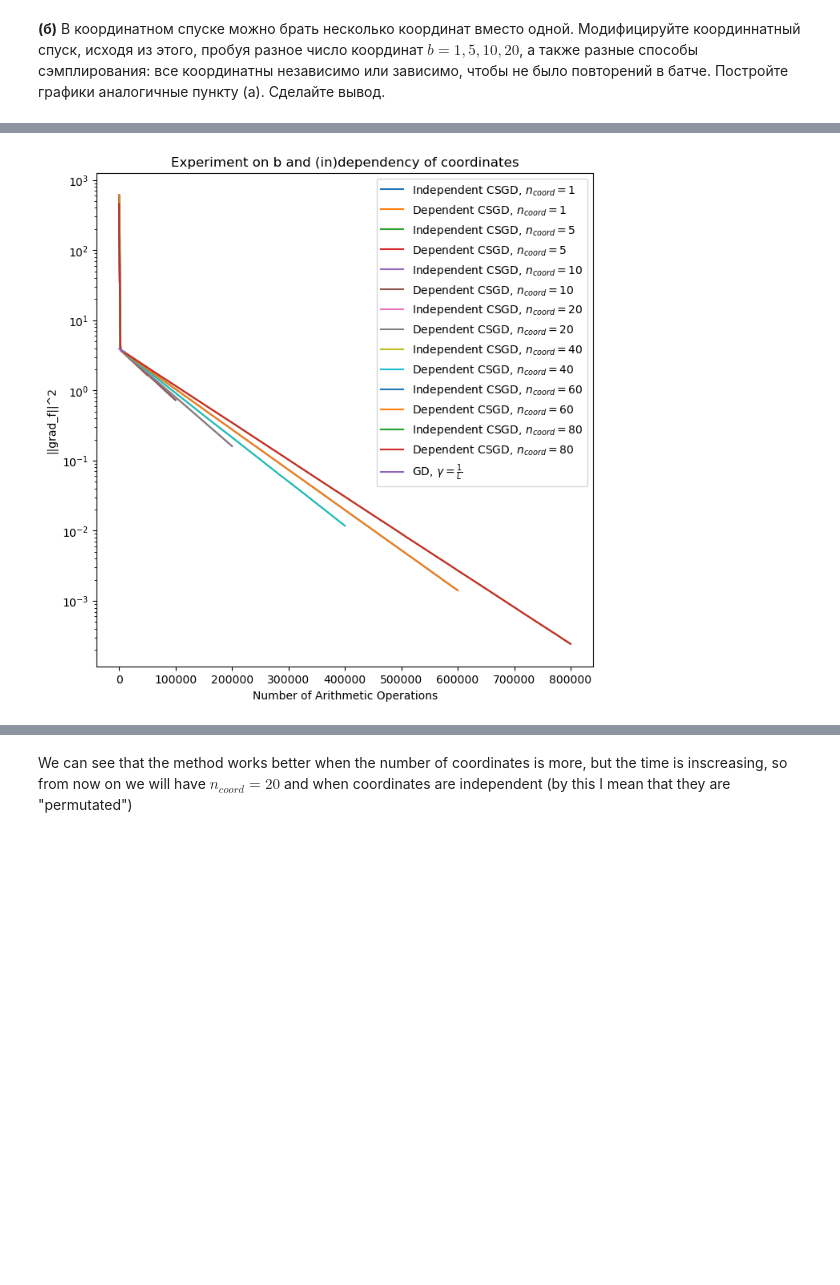
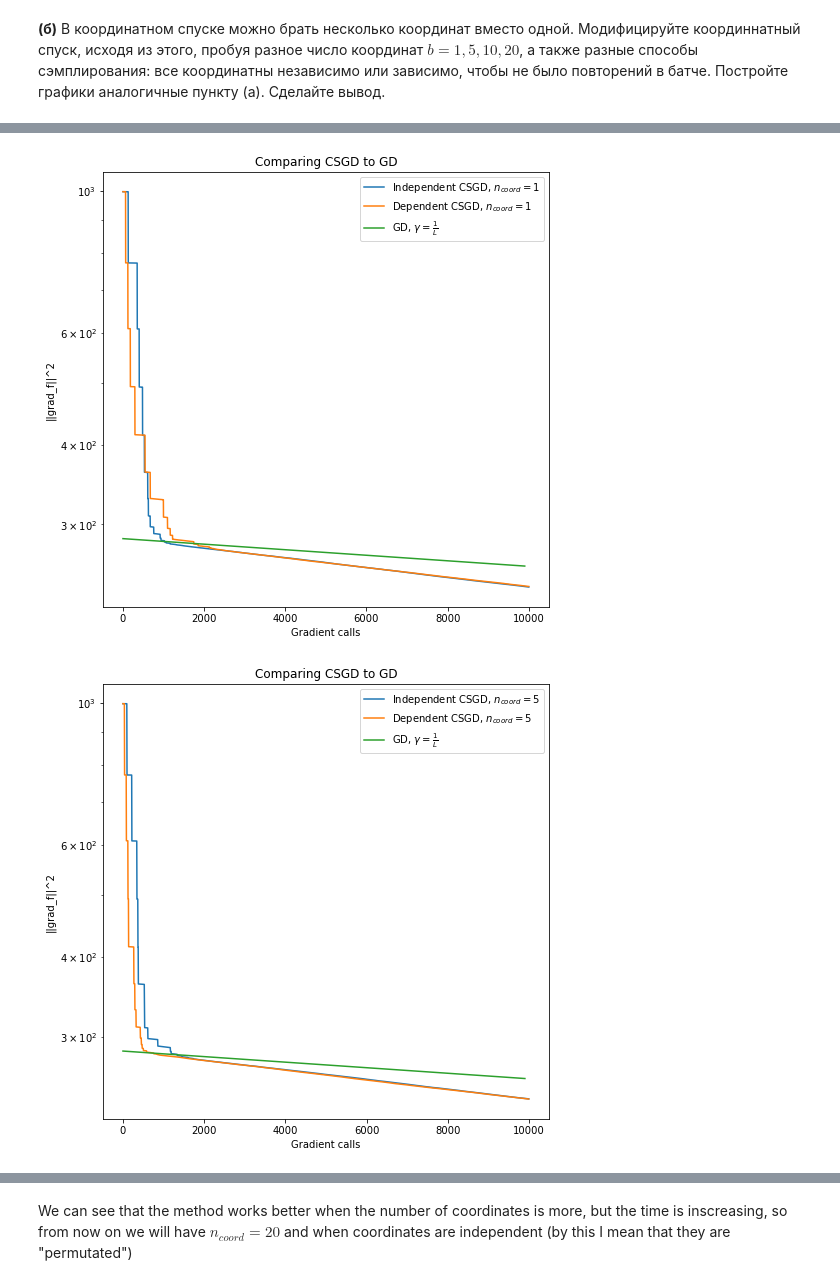
Before and after one commit to k2a07/MIPT-homeworks, a Jupyter notebook: Acharya_Kirill_Optimization_HW_6.ipynb, the cells around one changed output, grey strips where cells are left out. Cells and saved outputs as stored; diff of their text form; code cells hidden in the pictures; blank space fills up the shorter version.

```diff
--- a/Acharya_Kirill_Optimization_HW_6.ipynb
+++ b/Acharya_Kirill_Optimization_HW_6.ipynb
@@ -166,5 +158,9 @@ label_overall.append(r"GD, $\gamma = \frac{1}{L}$")
-# %%
-opt.plot_graphs(x_overall, y_overall, "Number of Arithmetic Operations", label_overall, "Experiment on b and (in)dependency of coordinates",
-                logscale = True, criteria_type = "||grad_f||^2")
-# %% [output]
-[figure, removed]
+# %%
+for i in range(0, len(c_arr) + 1, 2):
+    opt.plot_graphs(x, y, "Gradient calls", label, "Comparing CSGD to GD", logscale = True,
+                    criteria_type = "||grad_f||^2", specific_slice = [i, i + 1, -1])
+
+opt.plot_graphs(x, y, "Gradient calls", label, "Comparing CSGD to GD", logscale = True, criteria_type = "||grad_f||^2")
+# %% [output]
+[figure, added]
+[figure, added]
```
Also changed, not shown: parts of 11 cells of this notebook.
